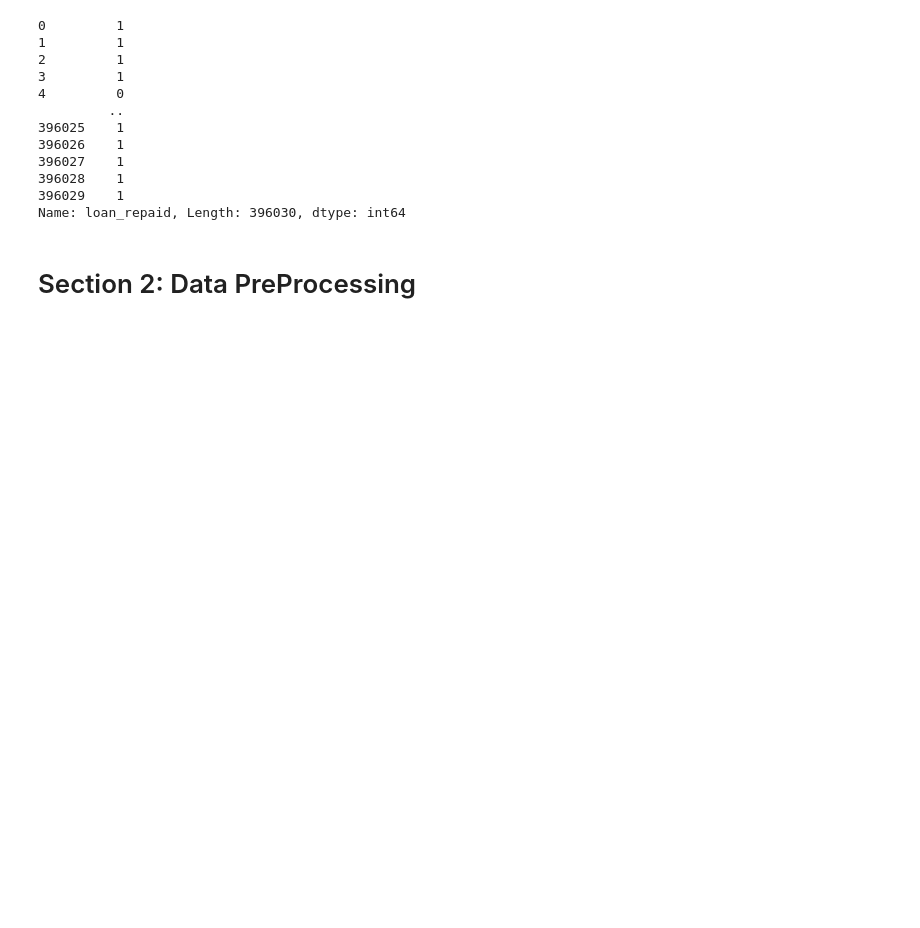
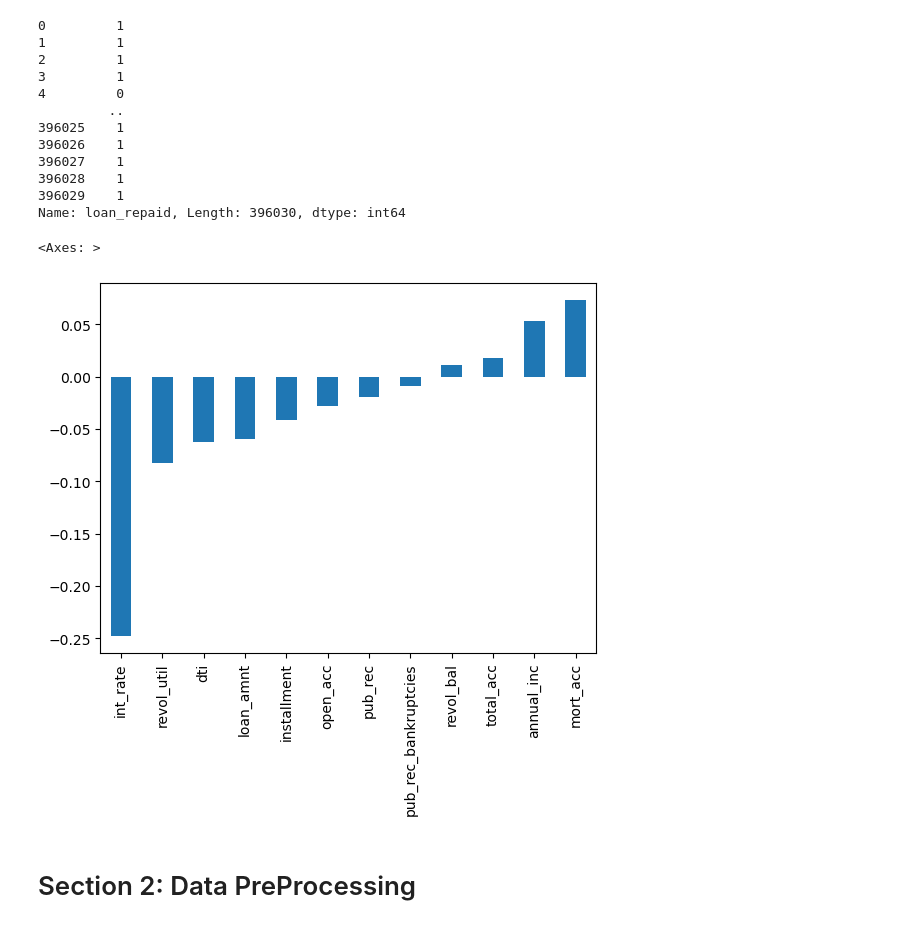
Before and after one commit to JuanM0412/Data-Science-and-Machine-Learning, a Jupyter notebook: Deep_Learning/LendingClub.ipynb, the cells around one changed output. Drawn from its saved outputs; the diff is of its cells as text; code cells hidden in the pictures; blank space fills up the shorter version.

```diff
--- a/Deep_Learning/LendingClub.ipynb
+++ b/Deep_Learning/LendingClub.ipynb
@@ -180,5 +180,10 @@ df['loan_repaid']
 396028    1
 396029    1
 Name: loan_repaid, Length: 396030, dtype: int64
+# %%
+df.corr(numeric_only=True)['loan_repaid'].sort_values().drop('loan_repaid').plot(kind='bar')
+# %% [output]
+<Axes: >
+[figure, added]
 # %% [markdown]
 # Section 2: Data PreProcessing
```
Also changed, not shown: parts of 39 cells of this notebook.
